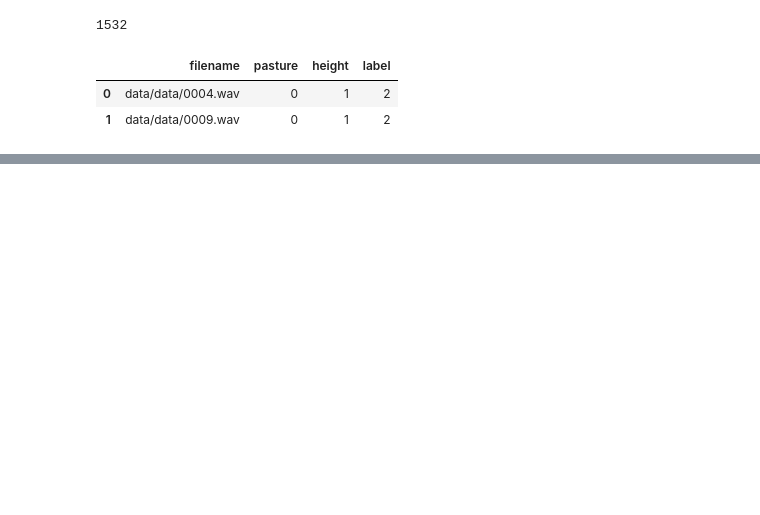
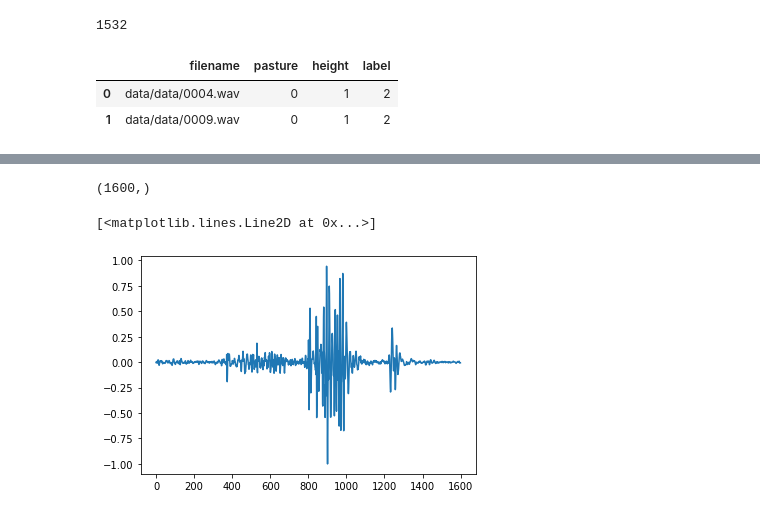
Before and after one commit to juancrescente/ia-litoral, a Jupyter notebook: model2.ipynb, the cells around one changed output, grey strips where cells are left out. Saved outputs shown, nothing was run; the diff lists cells and outputs as text; code cells hidden in the pictures; blank space fills up the shorter version.

```diff
--- a/model2.ipynb
+++ b/model2.ipynb
@@ -61,0 +53,10 @@ Finished feature extraction from  1532  files
+# %%
+
+%matplotlib inline
+print(df_features.loc[3].feature.shape)
+import matplotlib.pyplot as plt
+plt.plot(df_features.loc[3].feature)
+# %% [output]
+(1600,)
+[<matplotlib.lines.Line2D at 0x...>]
+[figure, added]
```
Also changed, not shown: parts of 21 cells of this notebook, 2 other files.
